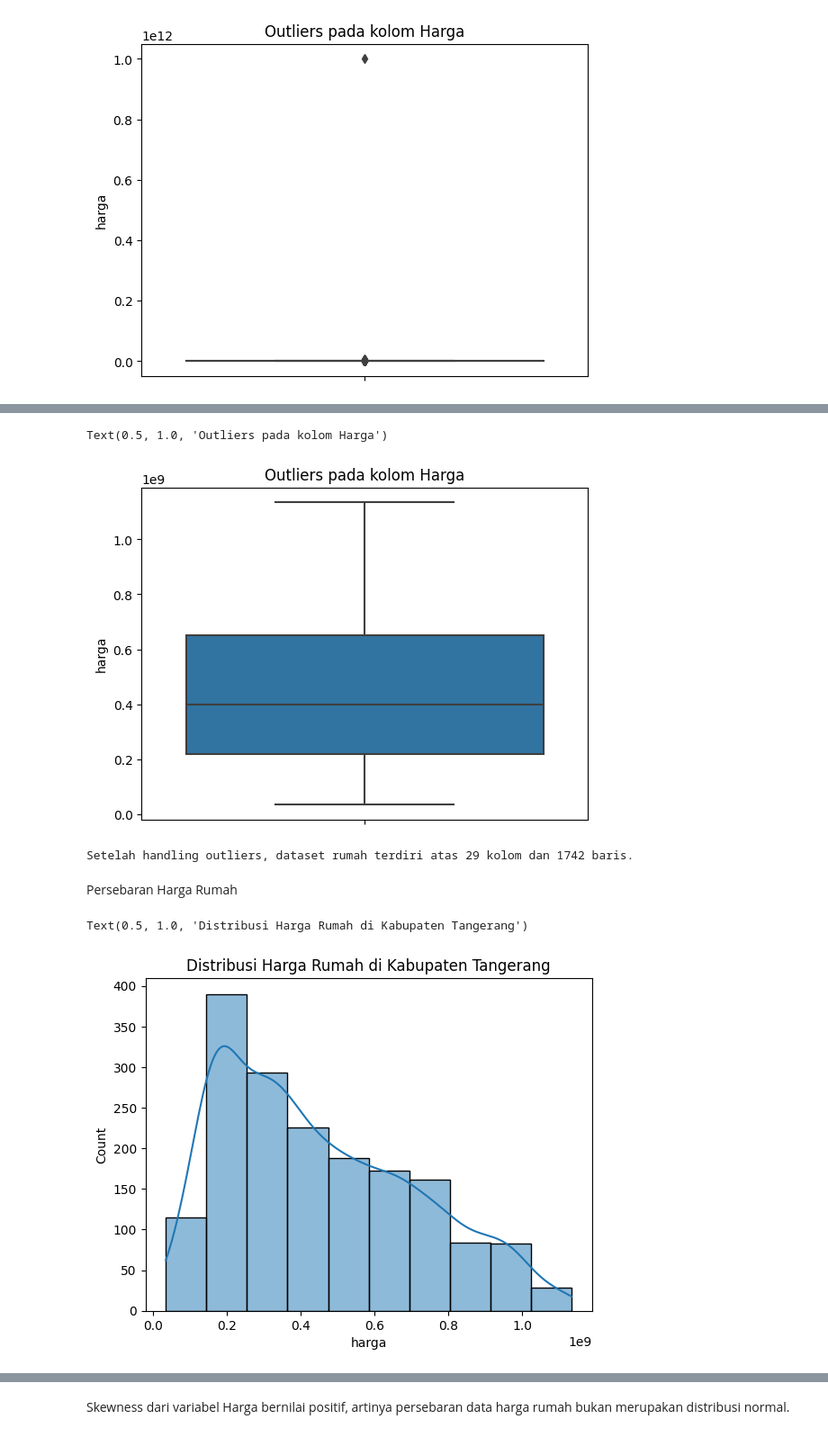
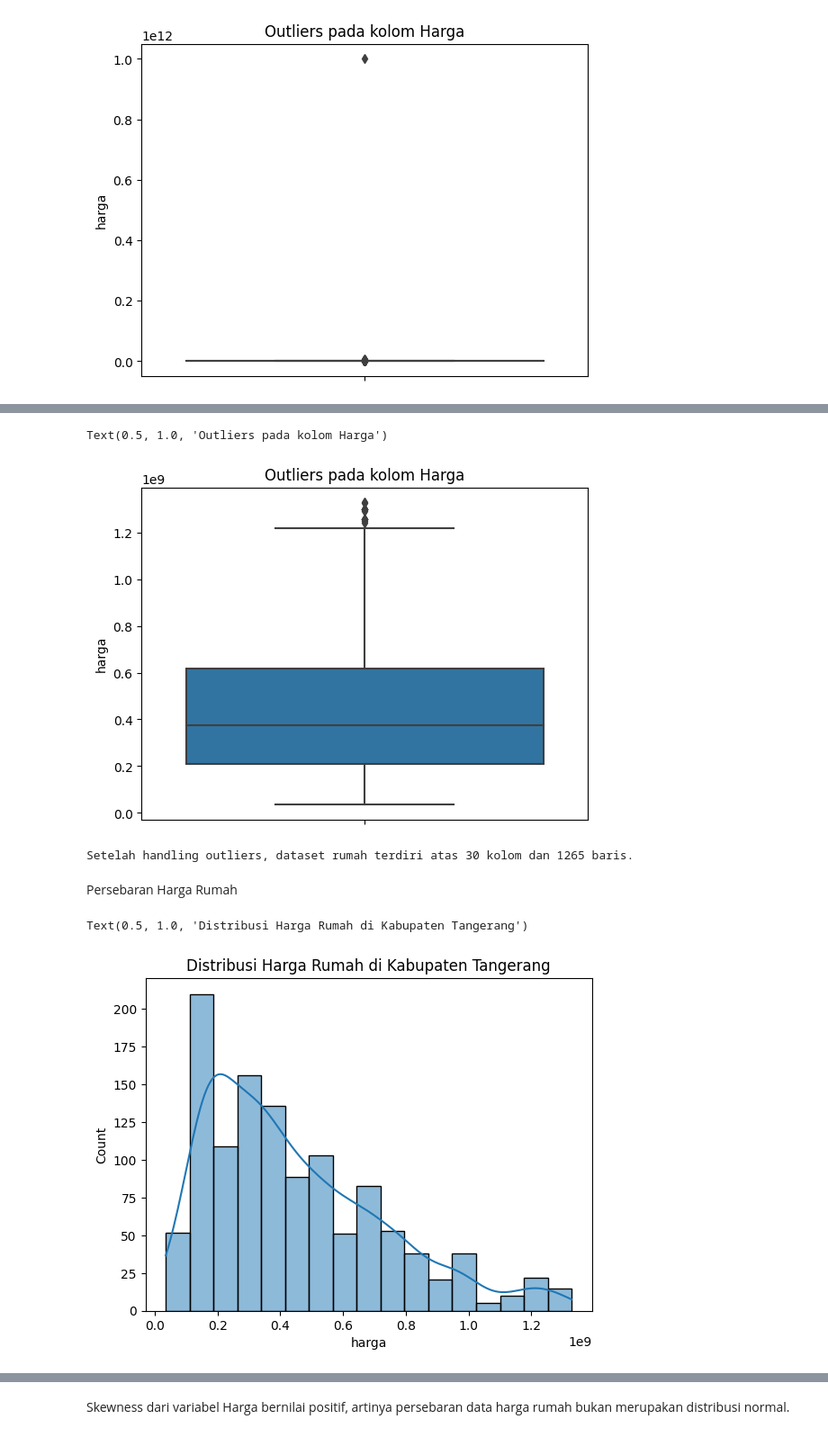
Before and after one commit to daff00/house-price-prediction, a Jupyter notebook: house_price_prediction.ipynb, the cells around one changed output, grey strips where cells are left out. Shown at 90% size. Drawn from its saved outputs; the diff is of its cells as text; code cells hidden in the pictures.

```diff
--- a/house_price_prediction.ipynb
+++ b/house_price_prediction.ipynb
@@ -303,28 +303,3 @@ plt.title("Outliers pada kolom Harga")
 # %% [output]
 Text(0.5, 1.0, 'Outliers pada kolom Harga')
 [figure]
-# %%
-# Assuming 'rumah' is your DataFrame with a 'harga' column
-
-# Set the number of times to run the outlier removal process
-num_iterations = 1
-
-# Set the threshold to identify outliers
-threshold = 2.0
-
-for _ in range(num_iterations):
-    # Calculate z-scores
-    z_scores = stats.zscore(rumah['harga'])
-
-    outlier_indices = []
-    for i, z in enumerate(z_scores):
-        if z > threshold:
-            outlier_indices.append(i)
-
-    # Remove outliers from the DataFrame
-    rumah = rumah.drop(outlier_indices)
-
-    # Reset the DataFrame index
-    rumah.reset_index(drop=True, inplace=True)
-
-# The 'rumah' DataFrame now has outliers removed 4 times
@@ -332,0 +306,8 @@ KeyError: '[1242] not found in axis'
+# %%
+# IQR
+q1 = rumah['harga'].quantile(.25)
+q3 = rumah['harga'].quantile(.75)
+iqr = q3-q1
+
+# Remove outlier
+rumah_filtered = rumah[(rumah['harga'] > q1 - 1.5 * iqr) & (rumah['harga'] < q3 + 1.5 * iqr)]
@@ -333,21 +330,21 @@ KeyError: '[1242] not found in axis'
 # %%
 # Cek outliers pada kolom harga
 #numeric_columns = rumah.select_dtypes(include=['number'])
-sns.boxplot(y='harga', data=rumah)
+sns.boxplot(y='harga', data=rumah_filtered)
 plt.title("Outliers pada kolom Harga")
 # %% [output]
 Text(0.5, 1.0, 'Outliers pada kolom Harga')
-[figure, old version]
+[figure, new version]
 # %%
-print(f"Setelah handling outliers, dataset rumah terdiri atas {rumah.shape[1]} kolom dan {rumah.shape[0]} baris.")
+print(f"Setelah handling outliers, dataset rumah terdiri atas {rumah_filtered.shape[1]} kolom dan {rumah.shape[0]} baris.")
 # %% [output]
-Setelah handling outliers, dataset rumah terdiri atas 29 kolom dan 1742 baris.
+Setelah handling outliers, dataset rumah terdiri atas 30 kolom dan 1265 baris.
 # %% [markdown]
 Persebaran Harga Rumah
 # %%
-sns.histplot(x='harga', data=rumah, kde=True, bins=10)
+sns.histplot(x='harga', data=rumah_filtered, kde=True)
 plt.title("Distribusi Harga Rumah di Kabupaten Tangerang")
 # %% [output]
 Text(0.5, 1.0, 'Distribusi Harga Rumah di Kabupaten Tangerang')
-[figure, old version]
+[figure, new version]
 # %%
```
Also changed, not shown: parts of 47 cells of this notebook.
